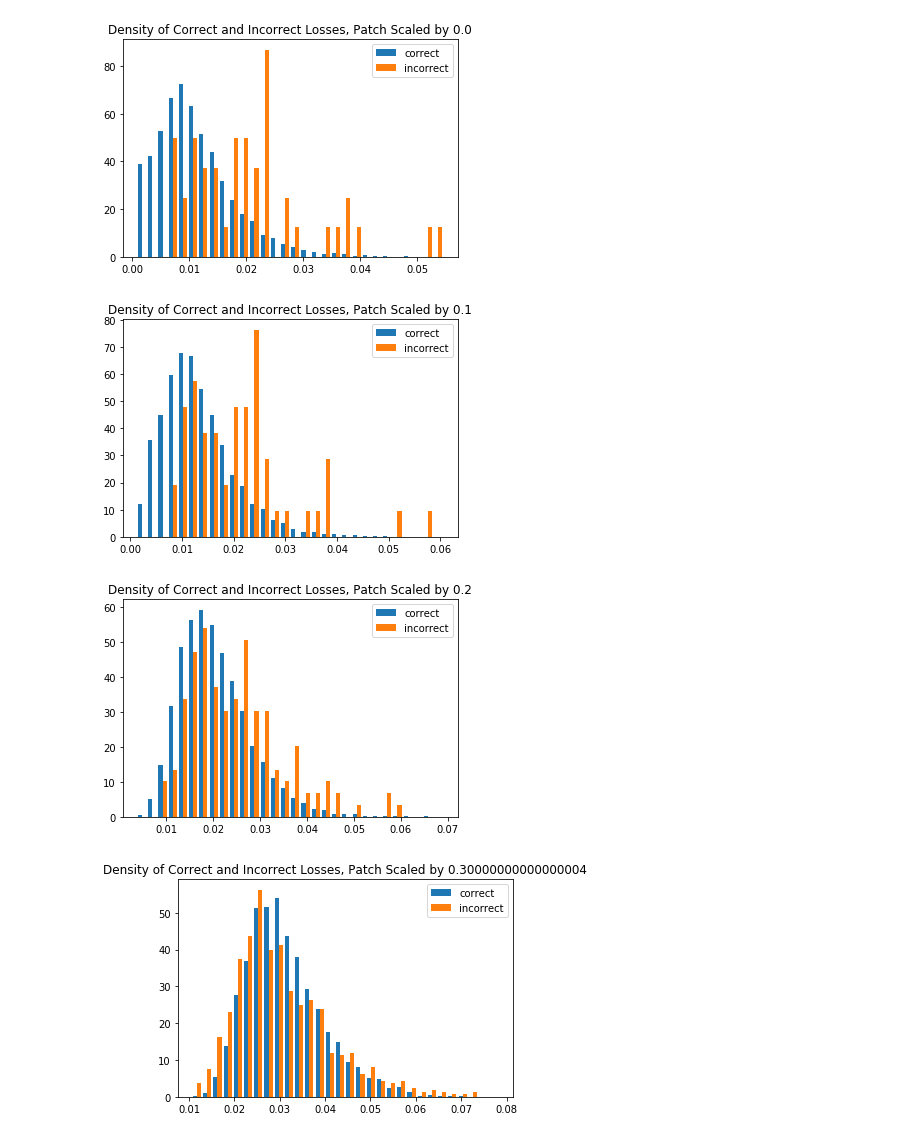
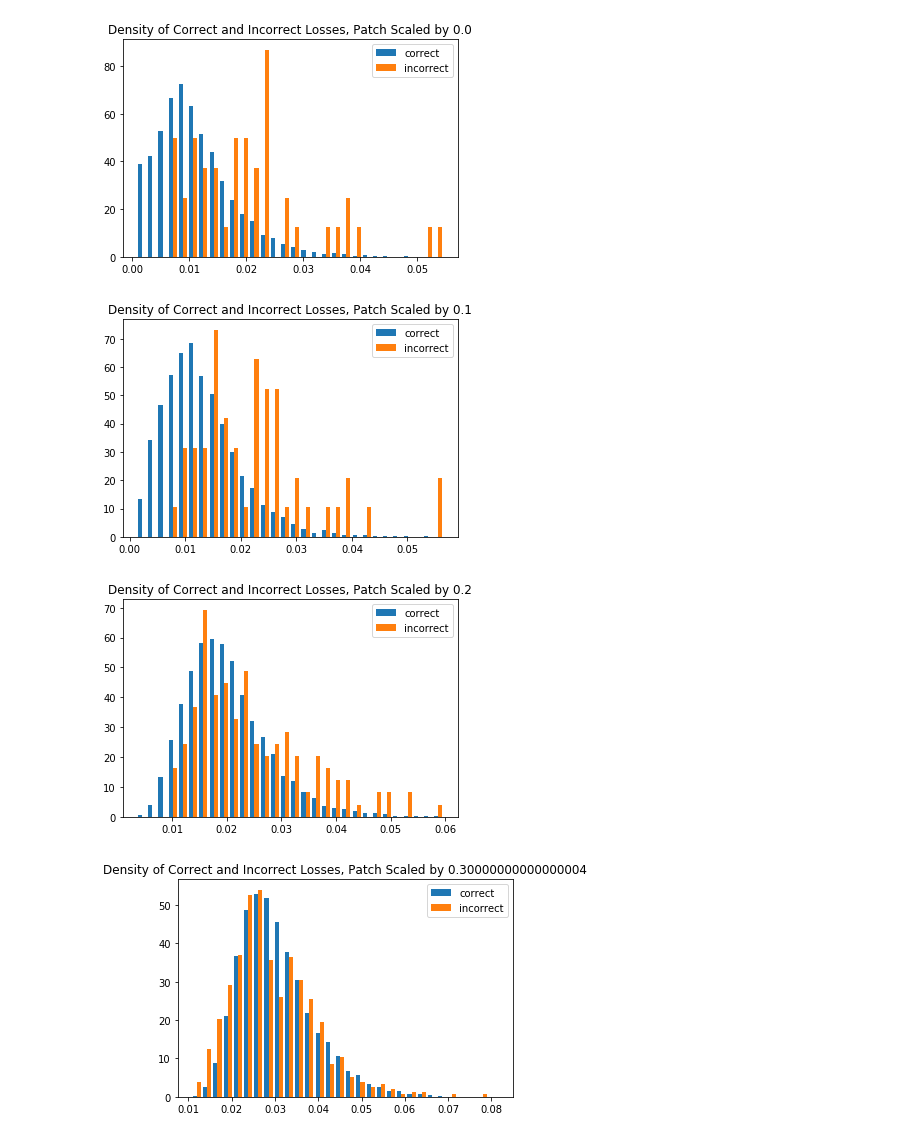
Before and after one commit to PerryXDeng/detecting-adversarial-patches-capsule-networks, a Jupyter notebook: recon_error_analysis.ipynb, the cells around one changed output. Saved outputs shown, nothing was run; the diff lists cells and outputs as text; code cells hidden in the pictures.

```diff
--- a/recon_error_analysis.ipynb
+++ b/recon_error_analysis.ipynb
@@ -140,7 +196,7 @@ ASPR: adversarial success positive rate, proportions of adversarial successes th
 # %%
-display_scaled_recon_distributions(data, target_class=0)
+display_scaled_recon_distributions(adaptive, target_class=0)
 # %% [output]
 [figure]
-[figure, old version]
+[figure, new version]
-[figure, old version]
+[figure, new version]
-[figure, old version]
+[figure, new version]
```
Also changed, not shown: parts of 9 cells of this notebook.
